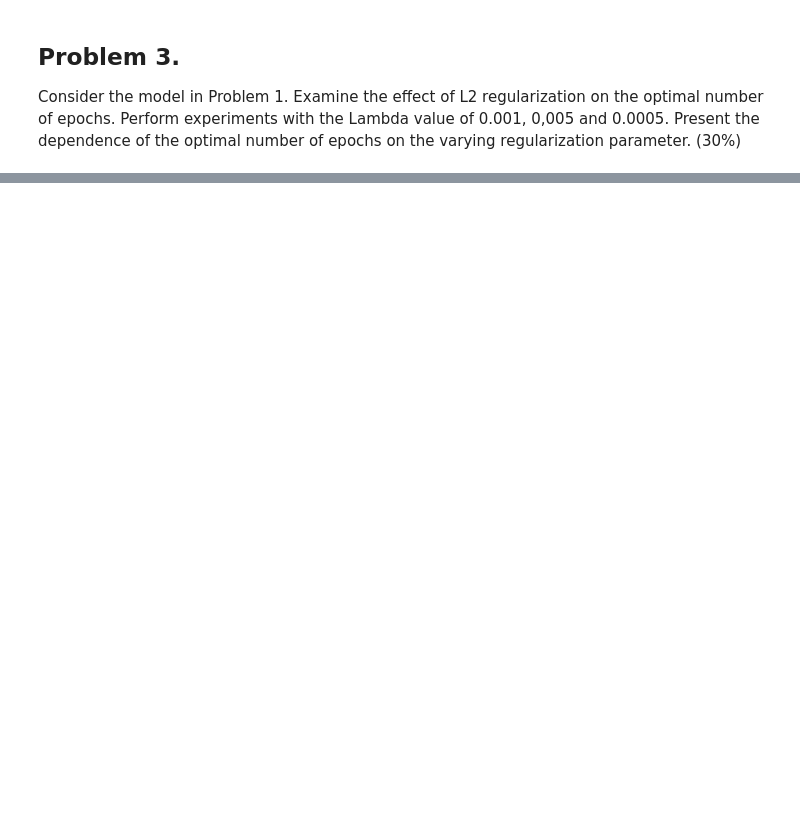
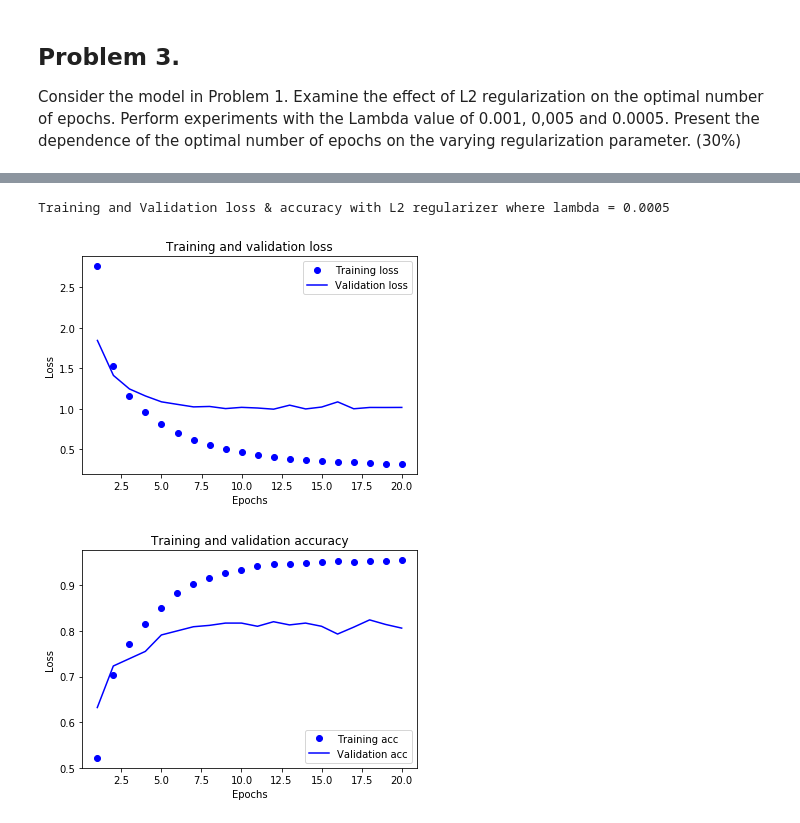
Before and after one commit to rzmeditzyt/tensor, a Jupyter notebook: homeworks/hw5/hw5.ipynb, the cells around one changed output, grey strips where cells are left out. Drawn from its saved outputs; the diff is of its cells as text; code cells hidden in the pictures; blank space fills up the shorter version.

```diff
--- a/homeworks/hw5/hw5.ipynb
+++ b/homeworks/hw5/hw5.ipynb
@@ -29,0 +173,31 @@ Run the above model with the optimal number of epochs. Determine the accuracy of
+# %%
+# 4 fold validation
+k = 4
+num_val_samples = len(x_train) // k
+num_epochs = 8  # optimal epoch from P1
+batch_size = 512
+all_scores = []
+
+for i in range(k):
+    print('processing fold #', i)
+    # Prepare the validation data: data from partition # k
+    val_data = x_train[i * num_val_samples: (i + 1) * num_val_samples]
+    val_targets = one_hot_train_labels[i * num_val_samples: (i + 1) * num_val_samples]
+
+    # Prepare the training data: data from all other partitions
+    partial_train_data = np.concatenate(
+        [x_train[:i * num_val_samples],
+         x_train[(i + 1) * num_val_samples:]],
+        axis=0)
+    partial_train_targets = np.concatenate(
+        [one_hot_train_labels[:i * num_val_samples],
+         one_hot_train_labels[(i + 1) * num_val_samples:]],
+        axis=0)
+    # Build the Keras model (already compiled)
+    model = build_model()
+    # Train the model (in silent mode, verbose=0)
+    model.fit(partial_train_data, partial_train_targets,
+              epochs=num_epochs, batch_size=batch_size, verbose=0)
+     # Evaluate the model on the validation data
+    val_mse, val_mae = model.evaluate(val_data, val_targets, verbose=0)
+    all_scores.append(val_mae)
@@ -34,0 +268,14 @@ Consider the model in Problem 1. Examine the effect of L2 regularization on the
+# %%
+items = list(results.items())
+def plot_next(items):
+    lmd, history = items.pop()
+    print("Training and Validation loss & accuracy with L2 regularizer where lambda =", lmd)
+    plot_loss(history)
+    plot_acc(history)
+
+# Plot loss and acc for next lambda
+plot_next(items)
+# %% [output]
+Training and Validation loss & accuracy with L2 regularizer where lambda = 0.0005
+[figure, added]
+[figure, added]
```
Also changed, not shown: parts of 16 cells of this notebook.
